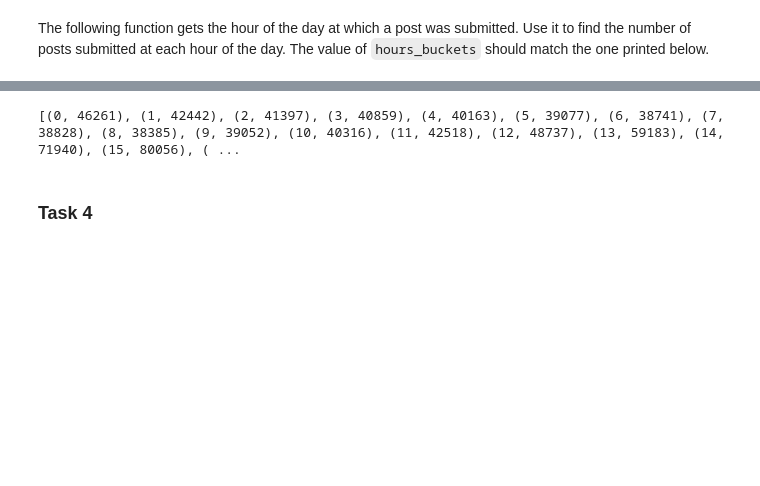
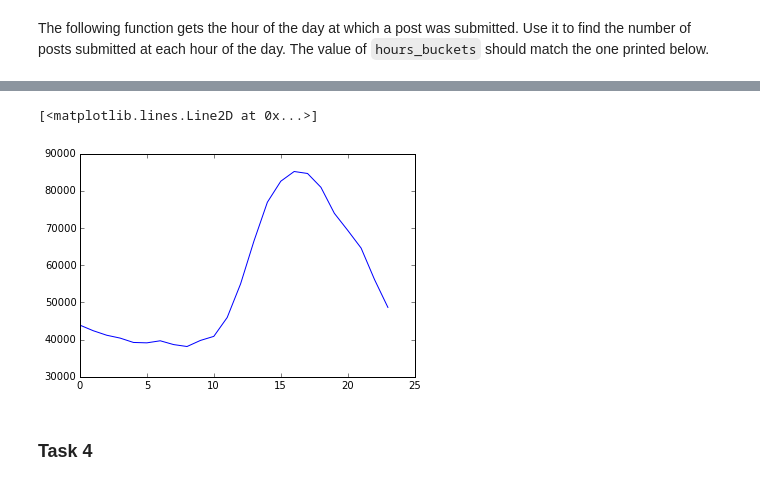
Before and after one commit to LiamKoh/csjpm-bigdata-workshop, a Jupyter notebook: HackerNews Challenge.ipynb, the cells around one changed output, grey strips where cells are left out. Saved outputs shown, nothing was run; the diff lists cells and outputs as text; code cells hidden in the pictures; blank space fills up the shorter version.

```diff
--- a/HackerNews Challenge.ipynb
+++ b/HackerNews Challenge.ipynb
@@ -30,12 +66,16 @@ Each element is a dictionary of attributes and their values for a post. Can you
 We see that there are more attributes than just the one used in the first element. the function `compare_elems` below returns `True` if two elements have exactly the same set of attributes. Can you use it to count the number of elements which have the same set of attributes as the first element?
 # %%
 # Returns true if two elements have the same schema
-def compare_elems(fist, second):
-    if len(fist) != len(second):
+def compare_elems(first, second):
+    if len(first) != len(second):
         return False
-    for key in fist.iterkeys():
+    for key in first.iterkeys():
         if key not in second:
             return False
     return True
+# %%
+first = dataset.take(1)[0]
+
+dataset = dataset.filter(lambda x: compare_elems(first, x))
 # %% [markdown]
 We see that the vast majority of elements hold the same structure. In order to make this analysis easier, redefine `dataset` to only have elements which hold this structure.
@@ -87,6 +147,9 @@ The following function gets the hour of the day at which a post was submitted. U
 def get_hour(rec):
     t = dt.fromtimestamp(rec['created_at_i'])
     return t.hour
+# %%
+hours_buckets_rdd = dataset.map(lambda x: (get_hour(x), 1)) \
+                           .reduceByKey(lambda x, y: x+y)
 # %%
 hours_buckets = sorted(hours_buckets_rdd.collect())
 print hours_buckets
@@ -93,12 +158,10 @@ print hours_buckets
-# %%
-hours_buckets = sorted(hours_buckets_rdd.collect())
-print hours_buckets
-# %% [output]
-[(0, 46261), (1, 42442), (2, 41397), (3, 40859), (4, 40163), (5, 39077), (6, 38741), (7, 38828), (8, 38385), (9, 39052), (10, 40316), (11, 42518), (12, 48737), (13, 59183), (14, 71940), (15, 80056), ( ...
 # %%
 hrs = [x[0] for x in hours_buckets]
-sz = [x[1] for x in hours_buckets]
-plt.plot(hrs, sz)
+hb = [x[1] for x in hours_buckets]
+plt.plot(hrs, hb)
+# %% [output]
+[<matplotlib.lines.Line2D at 0x...>]
+[figure, added]
 # %% [markdown]
 ### Task 4
 # %% [markdown]
```
Also changed, not shown: parts of 48 cells of this notebook, 3 other files.
